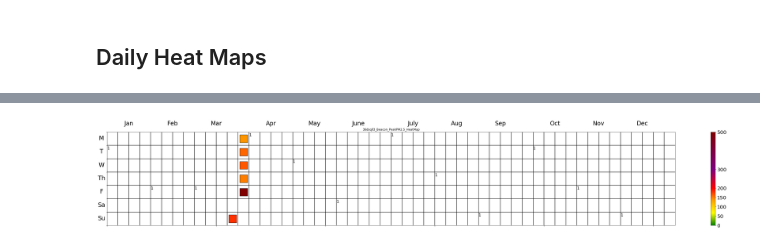
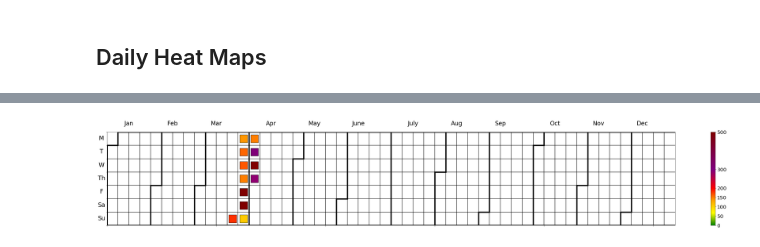
Before and after one commit to ccraddock/UT2000-SummerDashboard, a Jupyter notebook: UT2000_SummerDashboard_MasterNotebook.ipynb, the cells around one changed output, grey strips where cells are left out. Saved outputs shown, nothing was run; the diff lists cells and outputs as text; code cells hidden in the pictures.

Commit message:
Updated date range

```diff
--- a/UT2000_SummerDashboard_MasterNotebook.ipynb
+++ b/UT2000_SummerDashboard_MasterNotebook.ipynb
@@ -30,7 +30,7 @@ The start and end dates are defaulted to the earliest and latest dates, respecti
 # %%
 student_list = ['e5z2mjax','td5gmdi8','fwx7pdjp','tvydwa9w','7ao7sz2v','19k2rlua','vvlm8iyi','36dsqll3','uynulntv','uuc9c1q8']
 start_date = '03/11/2019'
-end_date = '03/31/2019'
+end_date = '04/15/2019'
 # Getting the number of hours
 time_diff = datetime.strptime(end_date, '%m/%d/%Y') - datetime.strptime(start_date, '%m/%d/%Y')
 num_hours = int(divmod(time_diff.total_seconds(),3600)[0])+24 # add 24 because we import all of the last day
@@ -359,7 +356,7 @@ for name in SM_byInd.index:
             ## --- Change these values here --- ##
             sleep_metric = 'Efficiency'
             sm_lim = [50, 100]
-            sleep_score = 'Weighted'
+            sleep_score = 'Normalized'
             psm_lim = [0, 4]
             ## -------------------------------- ##
 
@@ -404,16 +401,19 @@ Surveys_byID, Surveys = lambdaSleepSurveys(start_date,end_date)
 # %% [markdown]
 ## Daily Heat Maps
 # %%
+# Data Visualization Module
+%run ./Module_DataVisualization.ipynb
+
 limits = [0,50,100,150,200,300,500]
 colors = ['green','yellow','orange','red','purple','maroon']
 for name in SleepIAQ_byID.index:
     pm_metric = 'Peak'
     plotHeatMap(SleepIAQ_byID[name].index,SleepIAQ_byID[name][pm_metric],limits,colors)
-    saveFigure(name + '_Beacon_' + pm_metric + 'PM2.5_HeatMap','Figures/',True)
+    saveFigure(name + '_Beacon_' + pm_metric + 'PM2.5_HeatMap','Figures/',False)
 limits = [70,80,85,90,95]
 colors = ['red','orange','white','green']
-for name in SM_byID.index:
+for name in SleepMetrics_byID.index:
     sleep_score = 'Efficiency'
-    plotHeatMap(SM_byID[name].index,SM_byID[name][sleep_score],limits,colors)
+    plotHeatMap(SleepMetrics_byID[name].index,SleepMetrics_byID[name][sleep_score],limits,colors)
     saveFigure(name + '_Beiwe_' + sleep_score + '_HeatMap','Figures/',False)
 # %% [output]
@@ -424 +424 @@ for name in SM_byID.index:
-[figure, old version]
+[figure, new version]
```
Also changed, not shown: parts of 8 cells of this notebook.
